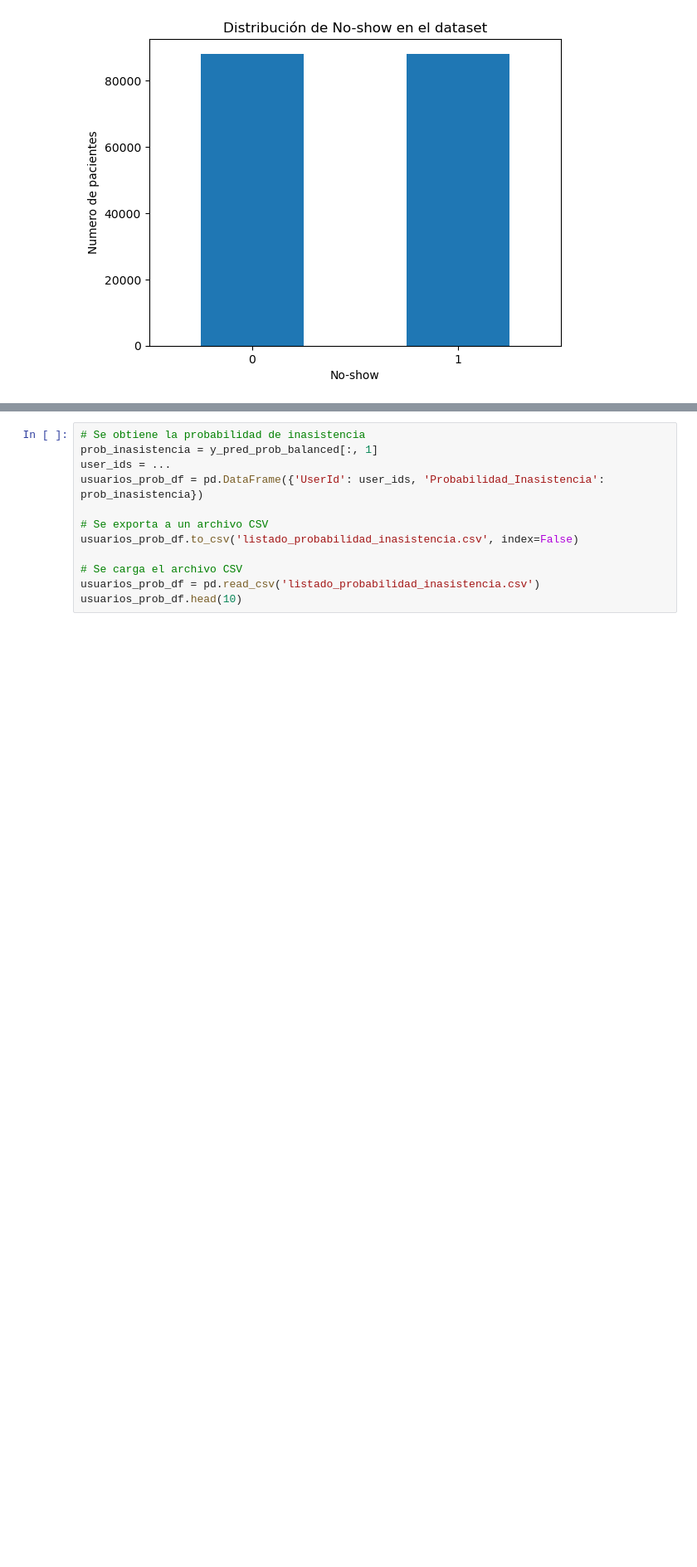
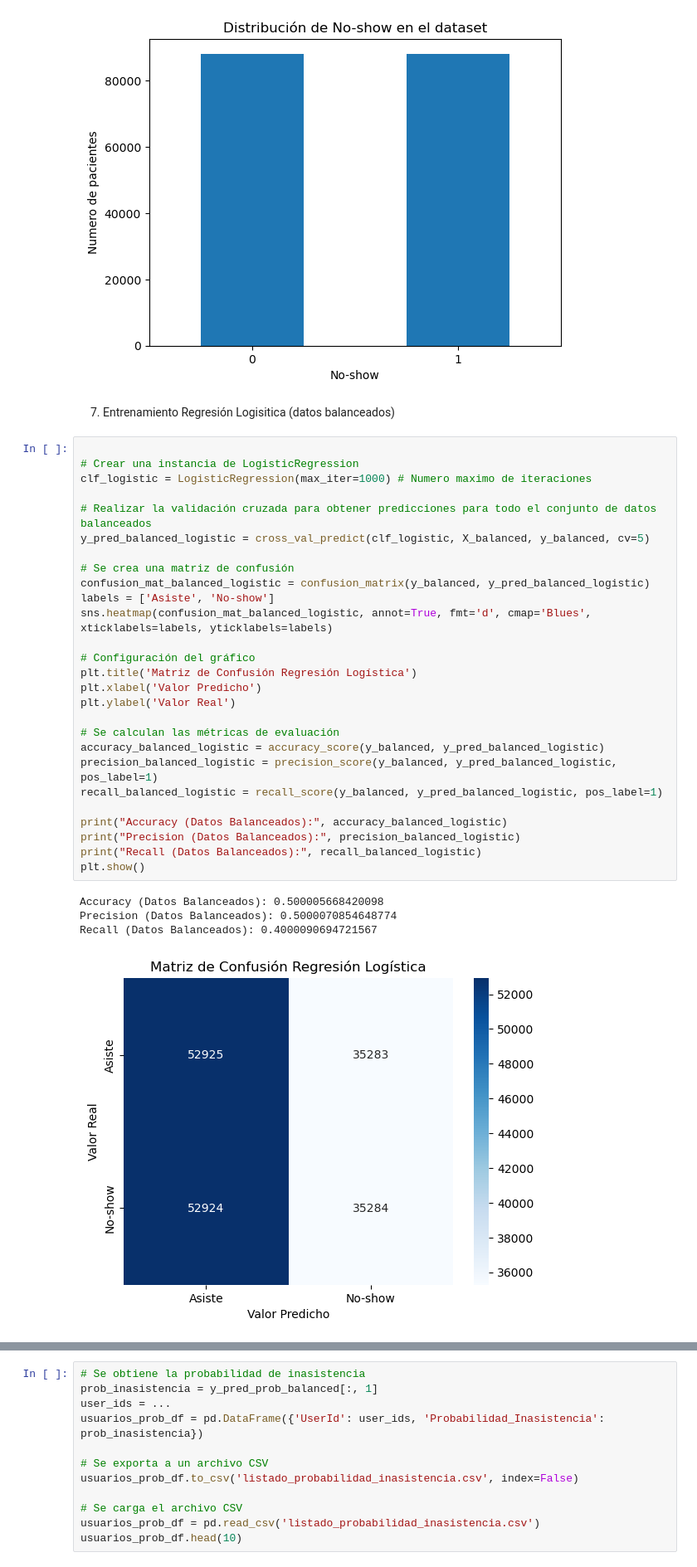
Before and after one commit to SValduezaL/TFM-Master-IA-INESDI, a Jupyter notebook: BBDD Kaagle/predicción_ inasistencia_v1.ipynb, the cells around one changed output, grey strips where cells are left out. Shown at 83% size. Drawn from its saved outputs; the diff is of its cells as text; blank space fills up the shorter version.

```diff
--- a/BBDD Kaagle/predicción_ inasistencia_v1.ipynb
+++ b/BBDD Kaagle/predicción_ inasistencia_v1.ipynb
@@ -233,4 +233,38 @@ plt.title('Distribución de No-show en el dataset')
 # %% [output]
 Text(0.5, 1.0, 'Distribución de No-show en el dataset')
 [figure]
+# %% [markdown]
+7. Entrenamiento Regresión Logisitica (datos balanceados)
+# %%
+
+# Crear una instancia de LogisticRegression
+clf_logistic = LogisticRegression(max_iter=1000) # Numero maximo de iteraciones
+
+# Realizar la validación cruzada para obtener predicciones para todo el conjunto de datos balanceados
+y_pred_balanced_logistic = cross_val_predict(clf_logistic, X_balanced, y_balanced, cv=5)
+
+# Se crea una matriz de confusión
+confusion_mat_balanced_logistic = confusion_matrix(y_balanced, y_pred_balanced_logistic)
+labels = ['Asiste', 'No-show']
+sns.heatmap(confusion_mat_balanced_logistic, annot=True, fmt='d', cmap='Blues', xticklabels=labels, yticklabels=labels)
+
+# Configuración del gráfico
+plt.title('Matriz de Confusión Regresión Logística')
+plt.xlabel('Valor Predicho')
+plt.ylabel('Valor Real')
+
+# Se calculan las métricas de evaluación
+accuracy_balanced_logistic = accuracy_score(y_balanced, y_pred_balanced_logistic)
+precision_balanced_logistic = precision_score(y_balanced, y_pred_balanced_logistic, pos_label=1)
+recall_balanced_logistic = recall_score(y_balanced, y_pred_balanced_logistic, pos_label=1)
+
+print("Accuracy (Datos Balanceados):", accuracy_balanced_logistic)
+print("Precision (Datos Balanceados):", precision_balanced_logistic)
+print("Recall (Datos Balanceados):", recall_balanced_logistic)
+plt.show()
+# %% [output]
+Accuracy (Datos Balanceados): 0.500005668420098
+Precision (Datos Balanceados): 0.5000070854648774
+Recall (Datos Balanceados): 0.4000090694721567
+[figure, added]
 # %% [markdown]
```
Also changed, not shown: parts of 9 cells of this notebook.
